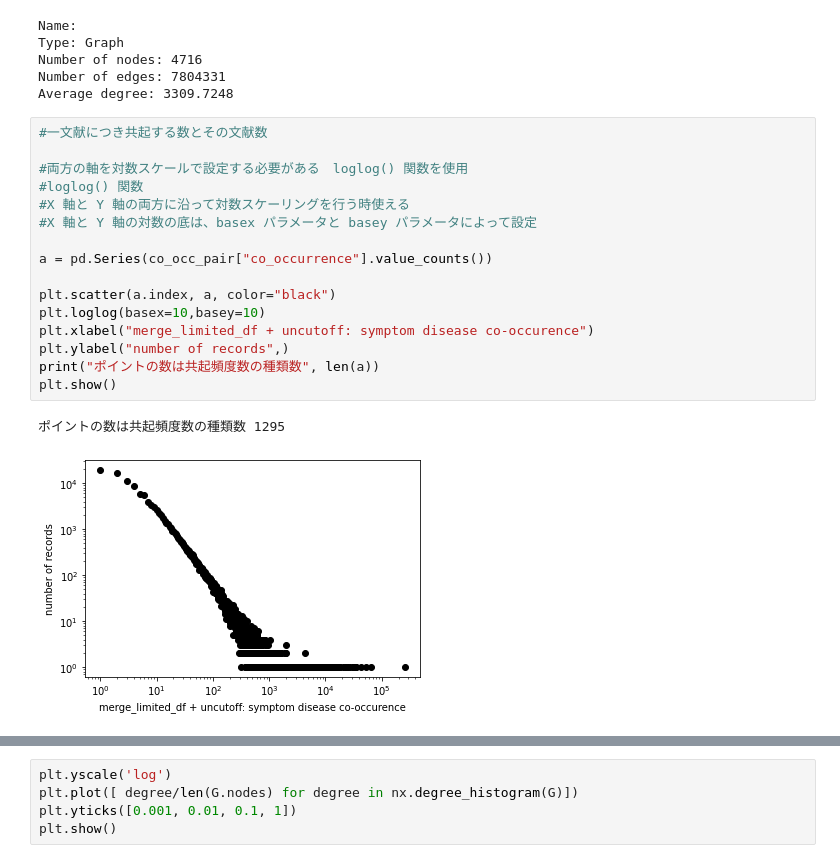
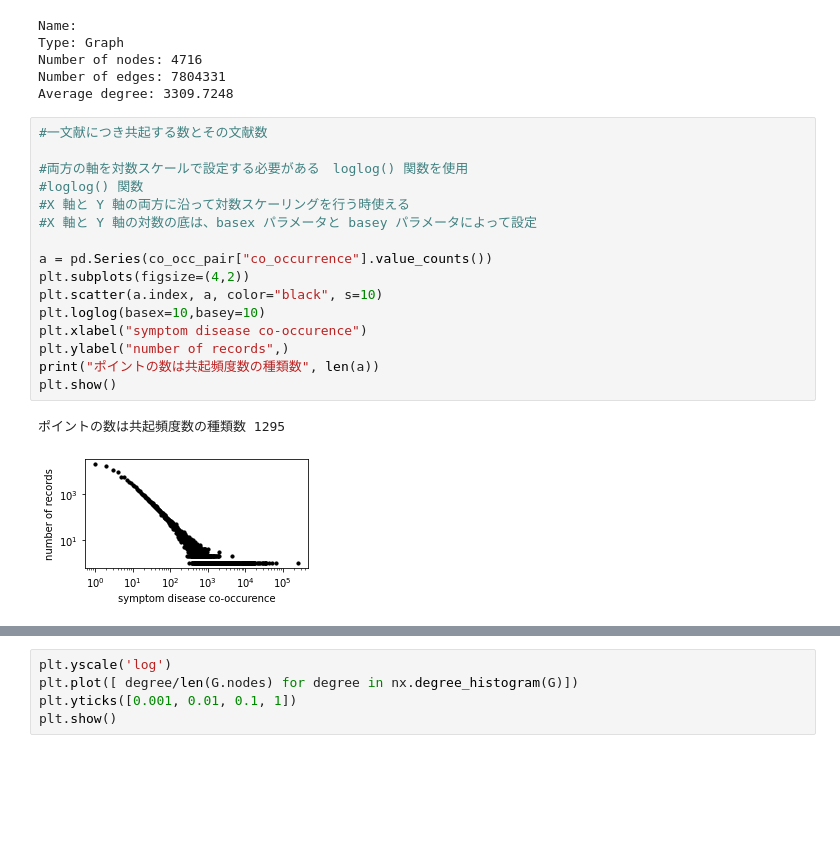
Before and after one commit to sayako-osakabe-20210120/_ontology_, a Jupyter notebook: 09_TFIDF_コサイン類似度計算_ネットワーク.ipynb, the cells around one changed output, grey strips where cells are left out. Cells and saved outputs as stored; diff of their text form; blank space fills up the shorter version.

Commit message:
add figure

```diff
--- a/09_TFIDF_コサイン類似度計算_ネットワーク.ipynb
+++ b/09_TFIDF_コサイン類似度計算_ネットワーク.ipynb
@@ -236,19 +232,19 @@ Average degree: 3309.7248
 # %%
 #一文献につき共起する数とその文献数
 
 #両方の軸を対数スケールで設定する必要がある　loglog() 関数を使用
 #loglog() 関数
 #X 軸と Y 軸の両方に沿って対数スケーリングを行う時使える
 #X 軸と Y 軸の対数の底は、basex パラメータと basey パラメータによって設定
 
 a = pd.Series(co_occ_pair["co_occurrence"].value_counts())
-
-plt.scatter(a.index, a, color="black")
+plt.subplots(figsize=(4,2))
+plt.scatter(a.index, a, color="black", s=10)
 plt.loglog(basex=10,basey=10)
-plt.xlabel("merge_limited_df + uncutoff: symptom disease co-occurence")
+plt.xlabel("symptom disease co-occurence")
 plt.ylabel("number of records",)
 print("ポイントの数は共起頻度数の種類数", len(a))
 plt.show()
 # %% [output]
 ポイントの数は共起頻度数の種類数 1295
-[figure, old version]
+[figure, new version]
```
Also changed, not shown: parts of 3 cells of this notebook.
